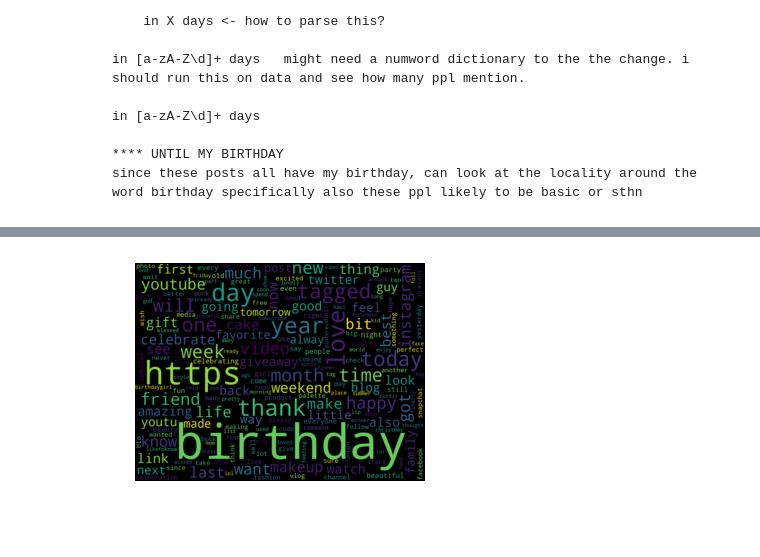
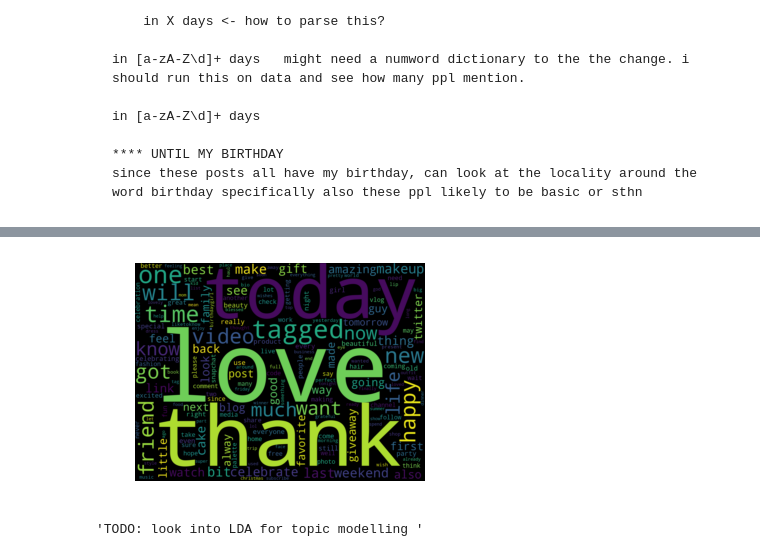
Before and after one commit to willtsay/tribe-project, a Jupyter notebook: TribeDynamics.ipynb, the cells around one changed output, grey strips where cells are left out. Drawn from its saved outputs; the diff is of its cells as text; code cells hidden in the pictures.

Commit message:
cleaned up the file finished up birthday predictions

```diff
--- a/TribeDynamics.ipynb
+++ b/TribeDynamics.ipynb
@@ -380,21 +273,39 @@ True
 # %%
 # get all the text.
 # wordcloud2 = WordCloud().generate(' '.join(text2['Crime Type'])), which would concatenate all words in your dataframe column and then count all instances.
 
 concatenated_text = ' '.join(posts['text'].astype(str)).lower()
 
 cloud = WordCloud(width = 800, height = 600, min_font_size=8, collocations =False).generate(concatenated_text)
+
 for key in list(cloud.words_.keys()):
     if len(key) <= 2:
         del cloud.words_[key]
+
+# throwing out other words like youtube, birthday, https etc.
+del cloud.words_["birthday"]
+del cloud.words_["https"]
+del cloud.words_["youtu"]
+del cloud.words_["facebook"]
+del cloud.words_["youtube"]
+del cloud.words_["instagram"]
+del cloud.words_["pinterest"]
+del cloud.words_["year"]
+del cloud.words_["day"]
+del cloud.words_["month"]
+del cloud.words_["week"]
 
 cloud2 = WordCloud(width = 1600, height = 1200, min_font_size=20).fit_words(cloud.words_)
 
 plt.imshow(cloud2, interpolation='bilinear')
 plt.axis("off")
 
 cloud2.to_file("cloud2.png")
 
 plt.show()
+"""TODO: remove words like youtube, https, twitter google etc. """
+
+"""TODO: look into LDA for topic modelling """
 # %% [output]
-[figure, old version]
+[figure, new version]
+'TODO: look into LDA for topic modelling '
```
Also changed, not shown: parts of 16 cells of this notebook, 2 other files.
